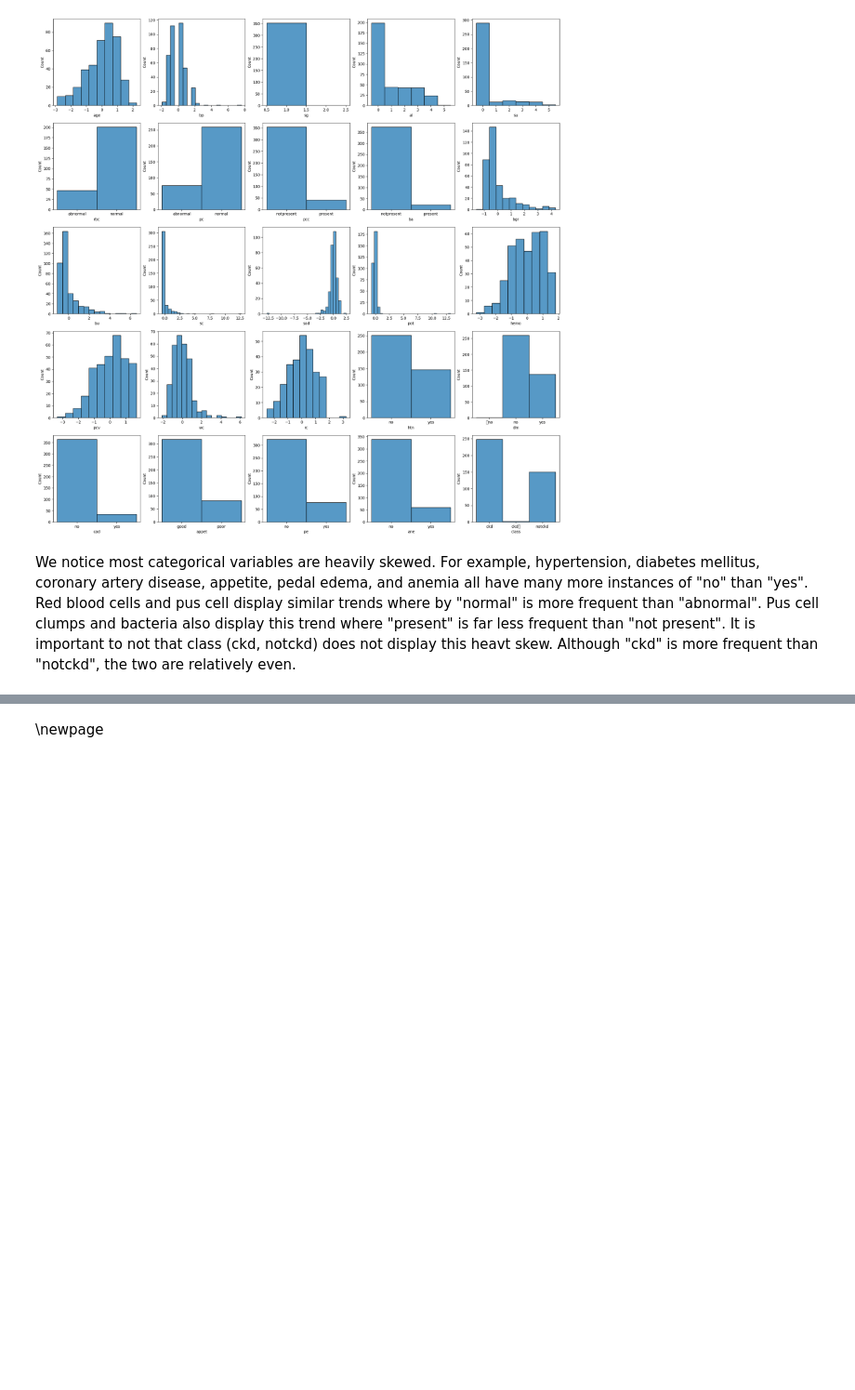
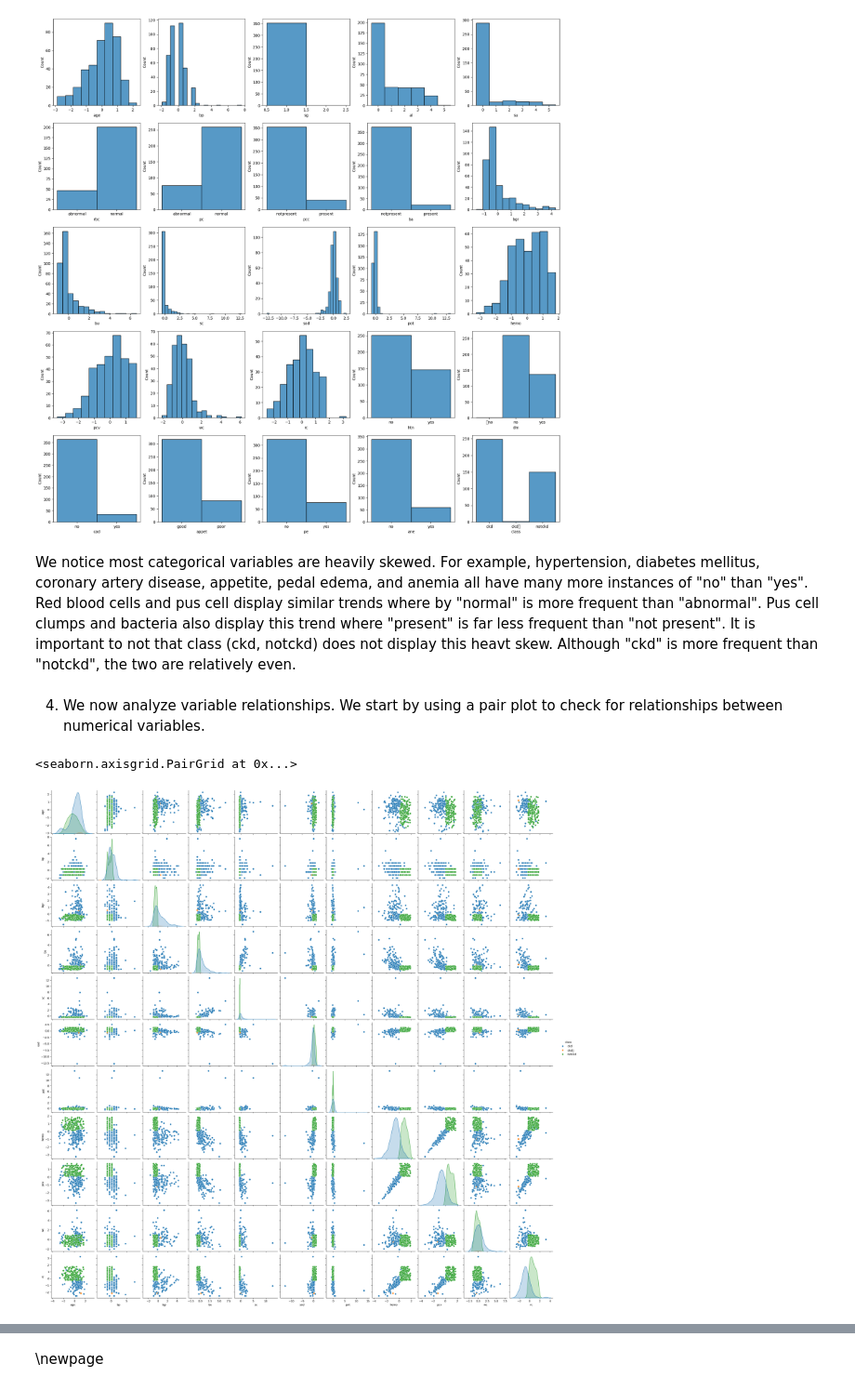
Before and after one commit to seebachl/3DA3-Asgmt-6, a Jupyter notebook: Seebach_Lily_HW6.ipynb, the cells around one changed output, grey strips where cells are left out. Shown at 93% size. Drawn from its saved outputs; the diff is of its cells as text; code cells hidden in the pictures; blank space fills up the shorter version.

```diff
--- a/Seebach_Lily_HW6.ipynb
+++ b/Seebach_Lily_HW6.ipynb
@@ -209,3 +209,10 @@ plt.show()
 [figure]
 # %% [markdown]
 We notice most categorical variables are heavily skewed. For example, hypertension, diabetes mellitus, coronary artery disease, appetite, pedal edema, and anemia all have many more instances of "no" than "yes". Red blood cells and pus cell display similar trends where by "normal" is more frequent than "abnormal". Pus cell clumps and bacteria also display this trend where "present" is far less frequent than "not present". It is important to not that class (ckd, notckd) does not display this heavt skew. Although "ckd" is more frequent than "notckd", the two are relatively even.
+# %% [markdown]
+4. We now analyze variable relationships. We start by using a pair plot to check for relationships between numerical variables.
+# %%
+sns.pairplot(data, hue = 'class')
+# %% [output]
+<seaborn.axisgrid.PairGrid at 0x...>
+[figure, added]
```
Also changed, not shown: parts of 1 cell of this notebook.
